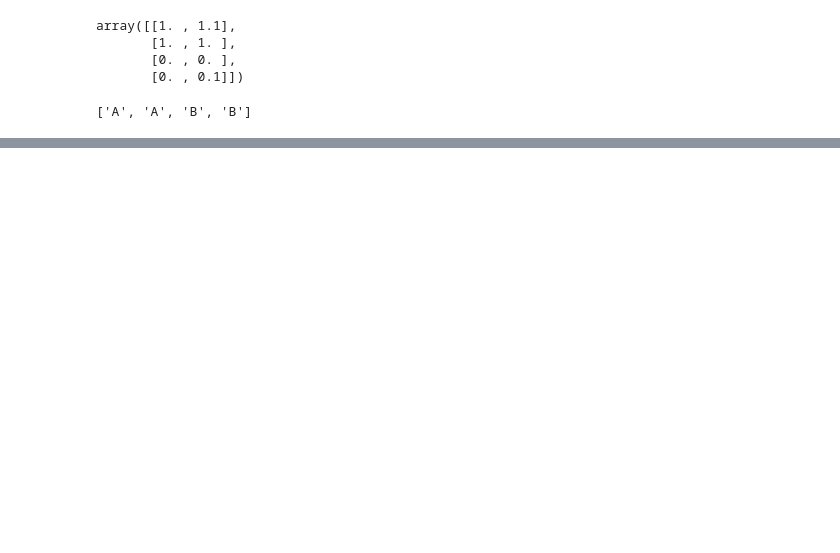
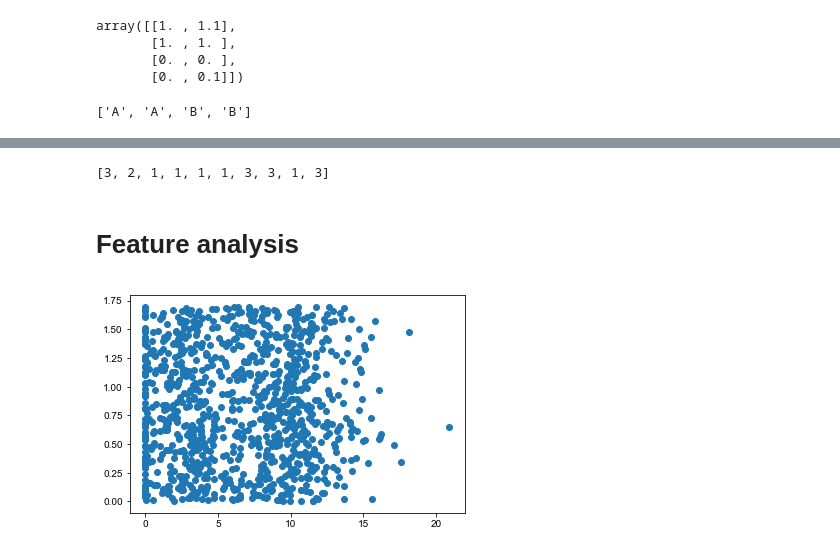
Before and after one commit to xiaoyuxie-vico/machinelearninginaction, a Jupyter notebook: Ch02/kNN-code.ipynb, the cells around one changed output, grey strips where cells are left out. Drawn from its saved outputs; the diff is of its cells as text; code cells hidden in the pictures; blank space fills up the shorter version.

```diff
--- a/Ch02/kNN-code.ipynb
+++ b/Ch02/kNN-code.ipynb
@@ -52,0 +75,21 @@ diffMat.shape (4, 2)
+# %%
+def file2matrix(filename):
+    love_dictionary={'largeDoses':3, 'smallDoses':2, 'didntLike':1}
+    fr = open(filename)
+    arrayOLines = fr.readlines()
+    numberOfLines = len(arrayOLines)            #get the number of lines in the file
+    returnMat = zeros((numberOfLines,3))        #prepare matrix to return
+    classLabelVector = []                       #prepare labels return
+    index = 0
+    for line in arrayOLines:
+        line = line.strip()
+        listFromLine = line.split('\t')
+        returnMat[index,:] = listFromLine[0:3]
+        if(listFromLine[-1].isdigit()):
+            classLabelVector.append(int(listFromLine[-1]))
+        else:
+            classLabelVector.append(love_dictionary.get(listFromLine[-1]))
+        index += 1
+    return returnMat,classLabelVector
+# %%
+datingDataMat, datingLabels = file2matrix('datingTestSet.txt')
@@ -52,0 +106,6 @@ diffMat.shape (4, 2)
+# %%
+datingLabels[:10]
+# %% [output]
+[3, 2, 1, 1, 1, 1, 3, 3, 1, 3]
+# %% [markdown]
+# Feature analysis
@@ -52,0 +116,7 @@ diffMat.shape (4, 2)
+# %%
+fig = plt.figure()
+ax = fig.add_subplot(111)
+ax.scatter(datingDataMat[:,1], datingDataMat[:,2])
+plt.show()
+# %% [output]
+[figure, added]
```
Also changed, not shown: parts of 29 cells of this notebook, 2 other files.
